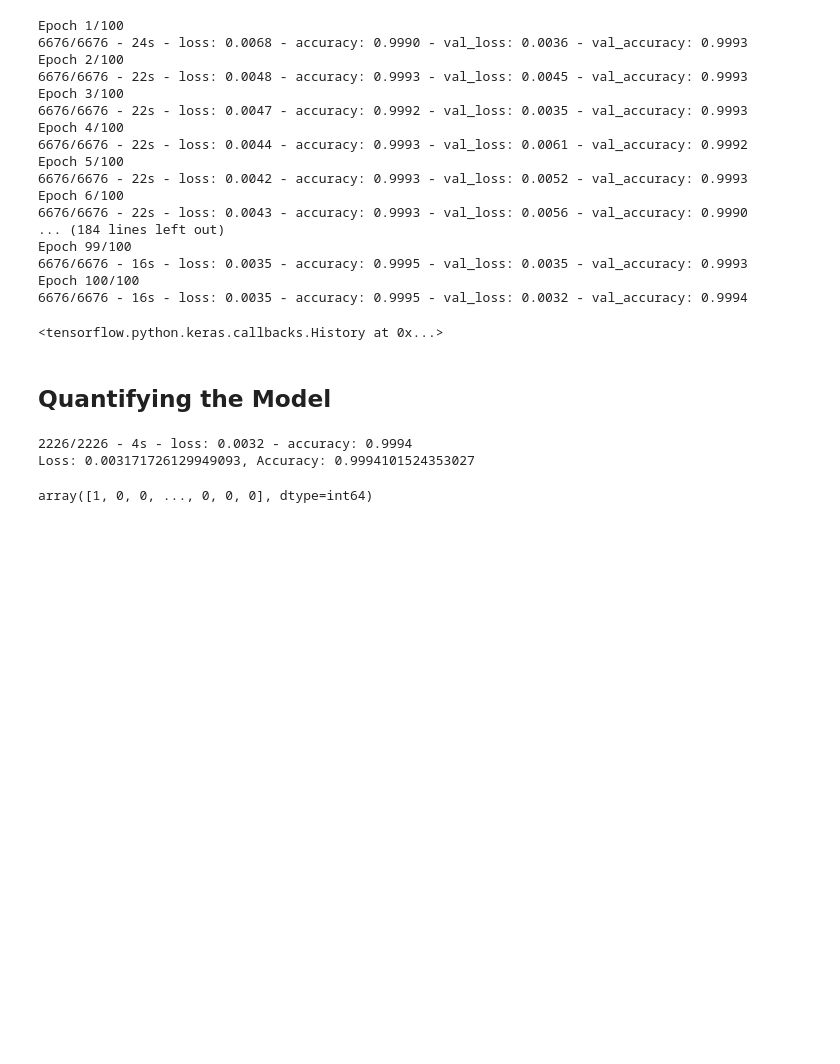
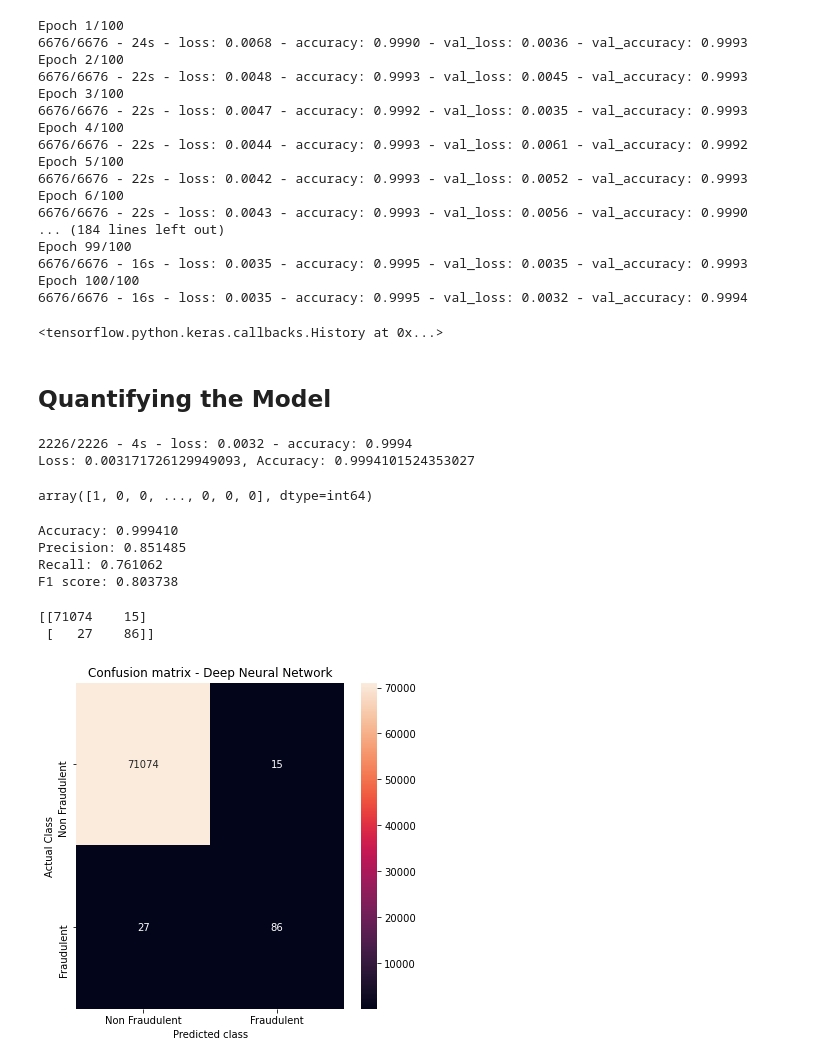
Before and after one commit to cdalsania/Credit_Card_Fraud_Detection, a Jupyter notebook: ml_models/NeuralNetwork_DeepNeuralNetwork.ipynb, the cells around one changed output. Drawn from its saved outputs; the diff is of its cells as text; code cells hidden in the pictures; blank space fills up the shorter version.

Commit message:
accuracy, precision, recall and F1 score and plot was initiated

```diff
--- a/ml_models/NeuralNetwork_DeepNeuralNetwork.ipynb
+++ b/ml_models/NeuralNetwork_DeepNeuralNetwork.ipynb
@@ -374,3 +374,37 @@ deepNeuralNetworkModel_classes = deepNeuralNetworkModel_classes.flatten()
 y_test.flatten()
 # %% [output]
 array([1, 0, 0, ..., 0, 0, 0], dtype=int64)
+# %%
+# accuracy: (tp + tn) / (p + n)
+accuracy = accuracy_score(y_test.flatten(), deepNeuralNetworkModel_classes)
+print('Accuracy: %f' % accuracy)
+# precision tp / (tp + fp)
+precision = precision_score(y_test.flatten(), deepNeuralNetworkModel_classes)
+print('Precision: %f' % precision)
+# recall: tp / (tp + fn)
+recall = recall_score(y_test.flatten(), deepNeuralNetworkModel_classes)
+print('Recall: %f' % recall)
+# f1: 2 tp / (2 tp + fp + fn)
+f1 = f1_score(y_test.flatten(), deepNeuralNetworkModel_classes)
+print('F1 score: %f' % f1)
+# %% [output]
+Accuracy: 0.999410
+Precision: 0.851485
+Recall: 0.761062
+F1 score: 0.803738
+# %%
+matrix = confusion_matrix(y_test.flatten(), deepNeuralNetworkModel_classes)
+print(matrix)
+# %% [output]
+[[71074    15]
+ [   27    86]]
+# %%
+plt.figure(figsize =(6, 6))
+sns.heatmap(matrix, xticklabels = ['Non Fraudulent', 'Fraudulent'],
+            yticklabels = ['Non Fraudulent', 'Fraudulent'], annot = True, fmt ="d");
+plt.title("Confusion matrix - Deep Neural Network")
+plt.ylabel('Actual Class')
+plt.xlabel('Predicted class')
+plt.show()
+# %% [output]
+[figure, added]
```
Also changed, not shown: parts of 1 cell of this notebook.
